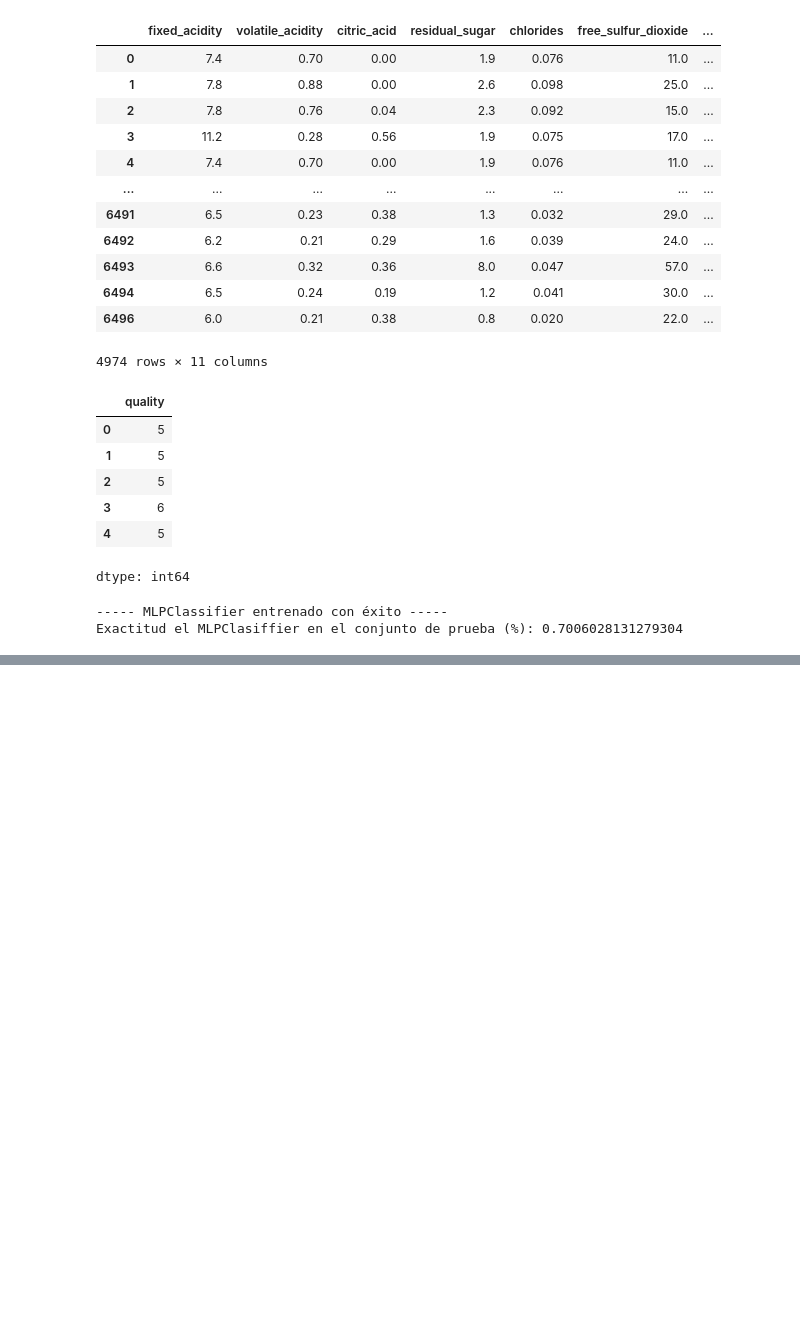
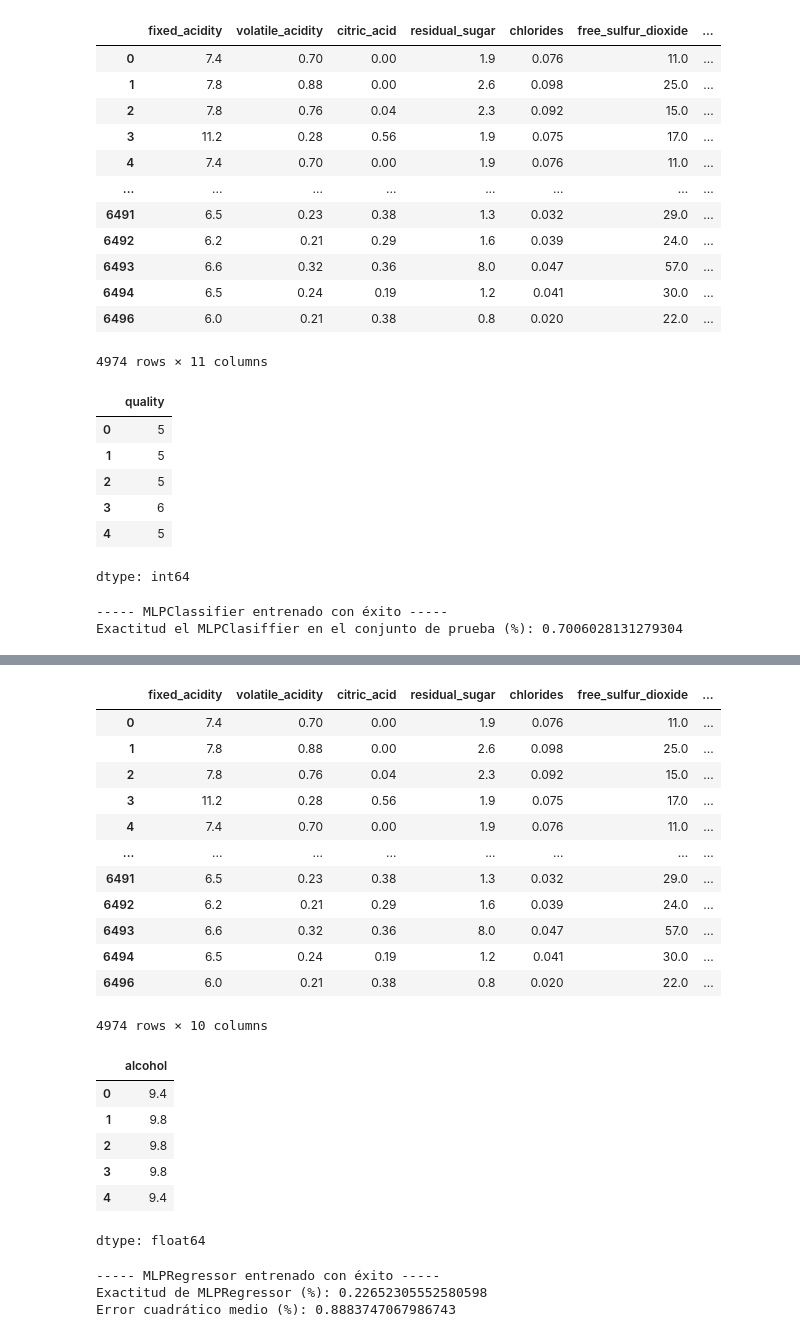
Before and after one commit to justoneye/Bootcamp-IA-G84, a Jupyter notebook: Retos_Técnicos.ipynb, the cells around one changed output, grey strips where cells are left out. Drawn from its saved outputs; the diff is of its cells as text; code cells hidden in the pictures; blank space fills up the shorter version.

```diff
--- a/Retos_Técnicos.ipynb
+++ b/Retos_Técnicos.ipynb
@@ -111,0 +116,55 @@ Exactitud el MLPClasiffier en el conjunto de prueba (%): 0.7006028131279304
+# %%
+from sklearn.neural_network import MLPRegressor
+from sklearn.metrics import mean_squared_error
+
+# 8. Definir X con las características desde 0-9
+
+X = nuevo.iloc[:, 0:10]
+display(X)
+
+# 9. Definir y con la característica 'alcohol'
+y = nuevo['alcohol']
+display(y.head())
+
+X_train, X_test, y_train, y_test = train_test_split(X, y, test_size=0.3, random_state=42)
+
+# 10. Entrenar un MLPRegressor con los siguientes parámetros: hidden_layer_sizes=(100), random_state=10, activation='tanh'
+
+nlp_regressor = MLPRegressor(hidden_layer_sizes=(100), random_state=10, activation='tanh', max_iter=200)
+nlp_regressor.fit(X_train, y_train)
+
+print("----- MLPRegressor entrenado con éxito -----")
+
+# 11. Realizar la predicción y reportar el 'mean square error" obtenido!
+
+score = nlp.score(X_test, y_test)
+print(f"Exactitud de MLPRegressor (%): {score}")
+
+y_pred = nlp_regressor.predict(X_test)
+
+mse = mean_squared_error(y_test, y_pred)
+print(f"Error cuadrático medio (%): {mse}")
+# %% [output]
+|  | fixed_acidity | volatile_acidity | citric_acid | residual_sugar | chlorides | free_sulfur_dioxide | ... |
+| 0 | 7.4 | 0.70 | 0.00 | 1.9 | 0.076 | 11.0 | ... |
+| 1 | 7.8 | 0.88 | 0.00 | 2.6 | 0.098 | 25.0 | ... |
+| 2 | 7.8 | 0.76 | 0.04 | 2.3 | 0.092 | 15.0 | ... |
+| 3 | 11.2 | 0.28 | 0.56 | 1.9 | 0.075 | 17.0 | ... |
+| 4 | 7.4 | 0.70 | 0.00 | 1.9 | 0.076 | 11.0 | ... |
+| ... | ... | ... | ... | ... | ... | ... | ... |
+| 6491 | 6.5 | 0.23 | 0.38 | 1.3 | 0.032 | 29.0 | ... |
+| 6492 | 6.2 | 0.21 | 0.29 | 1.6 | 0.039 | 24.0 | ... |
+| 6493 | 6.6 | 0.32 | 0.36 | 8.0 | 0.047 | 57.0 | ... |
+| 6494 | 6.5 | 0.24 | 0.19 | 1.2 | 0.041 | 30.0 | ... |
+| 6496 | 6.0 | 0.21 | 0.38 | 0.8 | 0.020 | 22.0 | ... |
+4974 rows × 10 columns
+|  | alcohol |
+| 0 | 9.4 |
+| 1 | 9.8 |
+| 2 | 9.8 |
+| 3 | 9.8 |
+| 4 | 9.4 |
+dtype: float64
+----- MLPRegressor entrenado con éxito -----
+Exactitud de MLPRegressor (%): 0.22652305552580598
+Error cuadrático medio (%): 0.8883747067986743
```
Also changed, not shown: parts of 2 cells of this notebook.
